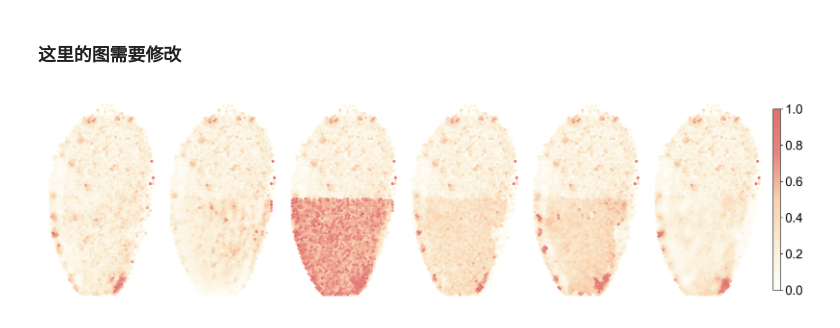
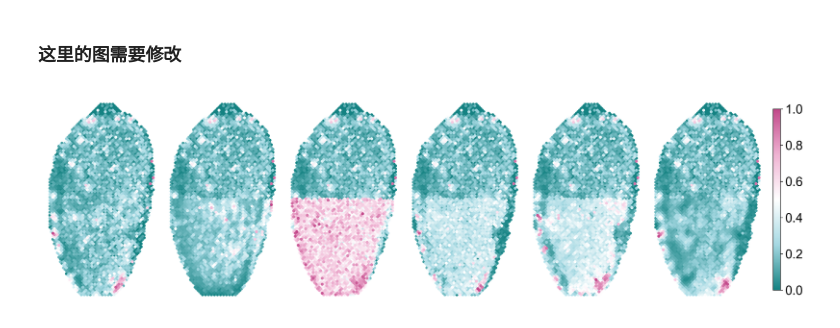
Before and after one commit to JeMing-creater/SP_drawing, a Jupyter notebook: 3-each adt/T1-3-load_cal_PCC_RMSE-new-best.ipynb, the cells around one changed output. Cells and saved outputs as stored; diff of their text form; code cells hidden in the pictures.

```diff
--- a/3-each adt/T1-3-load_cal_PCC_RMSE-new-best.ipynb
+++ b/3-each adt/T1-3-load_cal_PCC_RMSE-new-best.ipynb
@@ -903,25 +903,20 @@ fig.patch.set_alpha(0)  # 整体背景色
 
 # 创建自定义颜色映射（浅蓝色到浅红色）
 # colors = [
-#     (0.0, (213/255, 250/255, 251/255, 1.0)),  # 浅蓝色 #D5FAFB
-#     (0.25, (213/255, 250/255, 251/255, 1.0)),  # 浅蓝色
-#     (0.5, (223/255, 113/255, 107/255, 1.0)),  # 浅红色
-#     (0.75, (223/255, 113/255, 107/255, 1.0)),  # 浅红色
-#     (1.0, (223/255, 113/255, 107/255, 1.0))   # 浅红色 #DF716B
+#     (0.0, (255/255, 255/255, 250/255, 1.0)),  # 极浅灰 #EEFbFF
+#     (0.25, (250/255, 237/255, 212/255, 1.0)), # 淡紫灰 #E7E2EB
+#     (0.5, (249/255, 209/255, 173/255, 1.0)),  # 淡粉灰 #EDB4B4
+#     (0.75, (231/255, 135/255, 130/255, 1.0)), # 暖橘粉 #E78782
+#     (1.0, (223/255, 113/255, 107/255, 1.0))   # 橘红终点 #DF716B
 # ]
+
 colors = [
-    (0.0, (238/255, 251/255, 255/255, 1.0)),  # 极浅蓝白 #EEFbFF
-    (0.25, (231/255, 226/255, 235/255, 1.0)), # 淡紫灰 #E7E2EB
-    (0.5, (237/255, 180/255, 180/255, 1.0)),  # 淡粉灰 #EDB4B4
-    (0.75, (231/255, 135/255, 130/255, 1.0)), # 暖橘粉 #E78782
-    (1.0, (223/255, 113/255, 107/255, 1.0))   # 橘红终点 #DF716B
-]
-colors = [
-    (0.0, (255/255, 255/255, 250/255, 1.0)),  # 极浅灰 #EEFbFF
-    (0.25, (250/255, 237/255, 212/255, 1.0)), # 淡紫灰 #E7E2EB
-    (0.5, (249/255, 209/255, 173/255, 1.0)),  # 淡粉灰 #EDB4B4
-    (0.75, (231/255, 135/255, 130/255, 1.0)), # 暖橘粉 #E78782
-    (1.0, (223/255, 113/255, 107/255, 1.0))   # 橘红终点 #DF716B
+    # (0.0,  (0/255,   130/255, 130/255, 1.0)),  # 蓝绿：#008282
+    (0.0,  (20/255, 130/255, 130/255, 1.0)),
+    (0.25, (166/255, 217/255, 227/255, 1.0)),  # 浅青：#A6D9E3
+    (0.5,  (255/255, 255/255, 255/255, 1.0)),  # 中心白：#FFFFFF
+    (0.75, (239/255, 178/255, 210/255, 1.0)),  # 浅粉：#EFB2D2
+    (1.0,  (194/255,  72/255, 138/255, 1.0))   # 洋红：#C2488A
 ]
 
 cmap_name = 'custom_cmap'
@@ -945,31 +940,31 @@ titles = [
     f"Predicted {protein_name} (ourbaseline)"
 ]
 
 # 绘制每个 adata 的空间表达图
 for i, adata in enumerate(adata_list):
     sc.pl.spatial(
         adata,
         color=protein_name,
         spot_size=s,
         cmap=custom_cmap,  # 自定义颜色
         show=False,
         ax=axs[i],
         vmin=0,  # 归一化后的范围是 [0, 1]
         vmax=1,  # 归一化后的范围是 [0, 1]
         colorbar_loc=None,
     )
     axs[i].set_title(None, fontsize=18)  # 设置无标题
     axs[i].set_axis_off()
     # 翻转 y 轴
     axs[i].invert_yaxis()
 # 添加共享颜色条
 sm = ScalarMappable(
     cmap=custom_cmap,  # 自定义颜色
     norm=Normalize(vmin=0, vmax=1)  # 归一化后的范围
 )
 sm.set_array([])
 cbar = fig.colorbar(sm, ax=axs, orientation='vertical', pad=0.01, shrink=0.6, aspect=25)
 cbar.set_label('', fontsize=18)
 plt.show()
 # %% [output]
-[figure, old version]
+[figure, new version]
```
Also changed, not shown: 3 other files.
